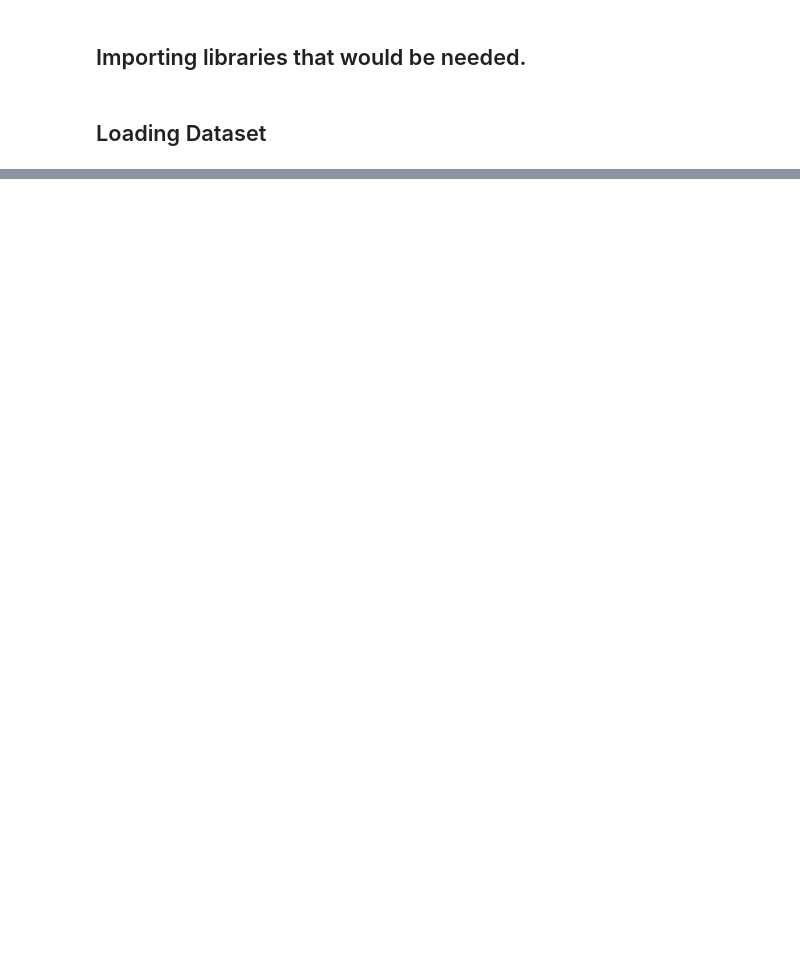
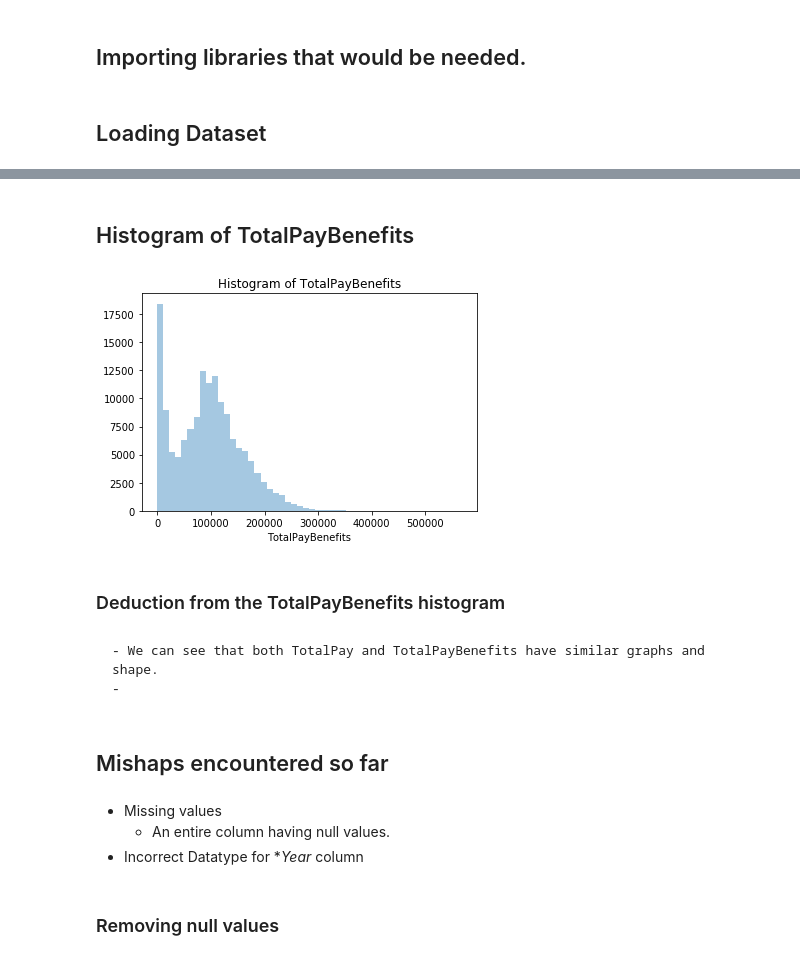
Before and after one commit to freddysolace/San-Francisco-Employee-Salary-Analysis, a Jupyter notebook: San Francisco Employee Salary Analysis.ipynb, the cells around one changed output, grey strips where cells are left out. Saved outputs shown, nothing was run; the diff lists cells and outputs as text; code cells hidden in the pictures; blank space fills up the shorter version.

```diff
--- a/San Francisco Employee Salary Analysis.ipynb
+++ b/San Francisco Employee Salary Analysis.ipynb
@@ -50,0 +127,21 @@ print(employee_salary.shape)
+# %% [markdown]
+## Histogram of TotalPayBenefits
+# %%
+# plotting a histogram of the TotalPayBenefits column
+sns.distplot(employee_salary["TotalPayBenefits"],kde=False).set_title("Histogram of TotalPayBenefits")
+plt.show()
+# %% [output]
+[figure, added]
+# %% [markdown]
+### Deduction from the TotalPayBenefits histogram
+# %% [markdown]
+    - We can see that both TotalPay and TotalPayBenefits have similar graphs and shape.
+    -
+# %% [markdown]
+## Mishaps encountered so far
+# %% [markdown]
+- Missing values
+    - An entire column having null values.
+- Incorrect Datatype for **Year* column
+# %% [markdown]
+### Removing null values
```
Also changed, not shown: parts of 14 cells of this notebook, 1 other file.
